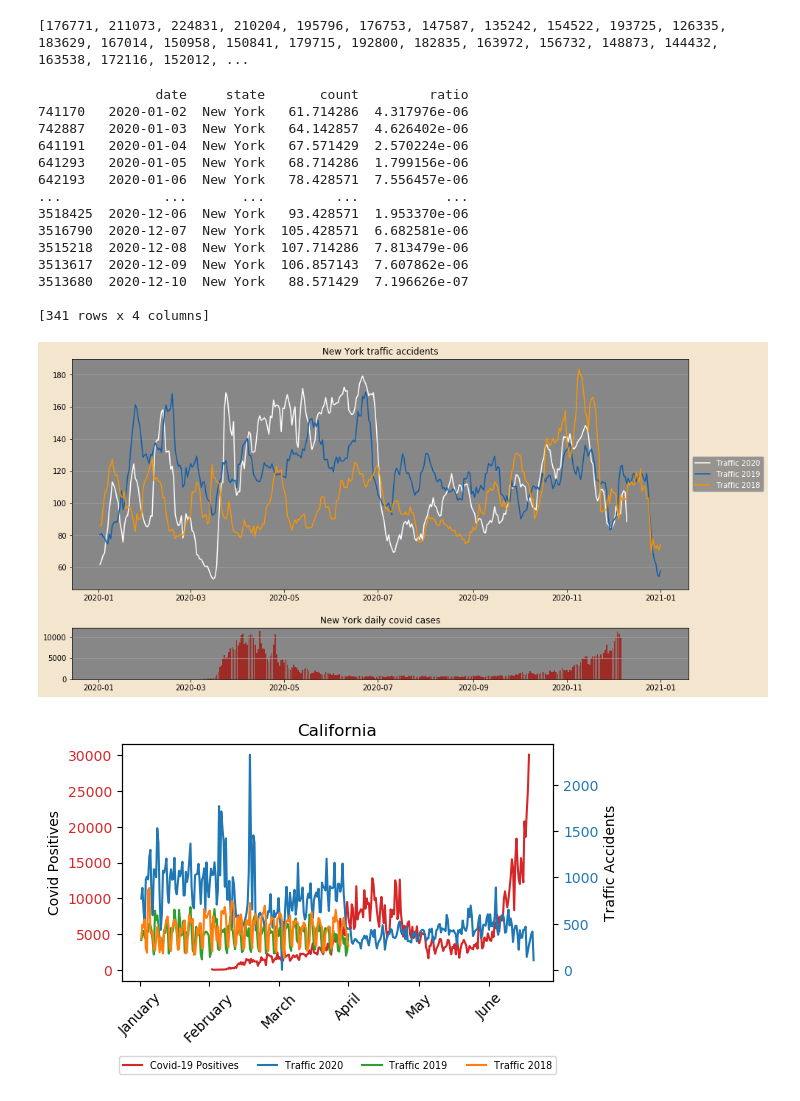
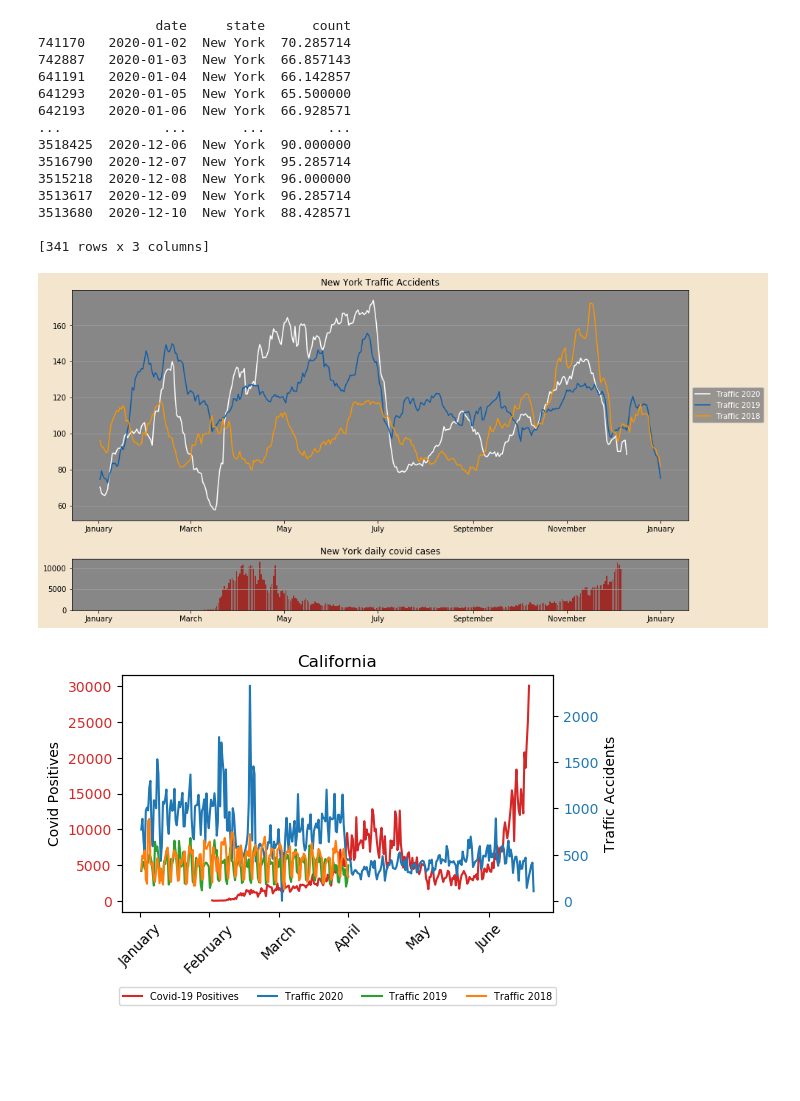
Before and after one commit to nesattorney/BED2056-project, a Jupyter notebook: project.ipynb, the cells around one changed output. Drawn from its saved outputs; the diff is of its cells as text; code cells hidden in the pictures; blank space fills up the shorter version.

Commit message:
Add month names to xticks, Clean up plot title and legend labels

```diff
--- a/project.ipynb
+++ b/project.ipynb
@@ -100,10 +100,6 @@ def get_daily_covid_contry():
     covid_none_cumulative.reverse()
 
     return covid_none_cumulative
-
-print(get_daily_covid_contry())
-# %% [output]
-[176771, 211073, 224831, 210204, 195796, 176753, 147587, 135242, 154522, 193725, 126335, 183629, 167014, 150958, 150841, 179715, 192800, 182835, 163972, 156732, 148873, 144432, 163538, 172116, 152012, ...
 # %%
 def plot_covid_state_bar(state, moving_avg_window):
 
@@ -119,11 +115,6 @@ def plot_covid_state_bar(state, moving_avg_window):
     state_traffic_data['count'] = state_traffic_data.groupby(['date'])['date'].transform('size')
     state_traffic_data.drop_duplicates(keep='first', inplace=True)
     state_traffic_data = state_traffic_data.sort_values(by='date')
-
-
-    # Calculate ratio of accidents against state population
-    population_2019 = state_population.iloc[0]['population2019']
-    state_traffic_data['ratio'] = state_traffic_data['count'] / population_2019
 
     # Apply moving average to data
     state_traffic_data['count'] = state_traffic_data['count'].rolling(window = moving_avg_window).mean()
@@ -170,50 +161,57 @@ def plot_covid_state_bar(state, moving_avg_window):
     top = plt.subplot2grid((4, 4), (0, 0), rowspan=3, colspan=4)
     top.plot(dates_traffic_2020, accidents_2020, color='white', label='Traffic 2020')
     top.plot(dates_traffic_2019, accidents_2019, color='#0D5EAB', label='Traffic 2019')
     top.plot(dates_traffic_2018, accidents_2018, color='#FA9500', label='Traffic 2018')
-    plt.title(state + " traffic accidents")
+    plt.title(state + " Traffic Accidents")
     top_legend = plt.legend(facecolor='gray', loc='center left', bbox_to_anchor=(1, 0.5))
 
+    # Change font color of legend labels
     for label in top_legend.get_texts():
         label.set_color('white')
 
+    # Add grid to plot background
     plt.grid(which="both", axis="y", color="#9f9f9f")
 
+    # Change axis background color
     top.set_facecolor('#878787')
 
     # Plot covid cases
     dates_covid = state_covid_data['date']
     positives = get_daily_covid_state(state)
     positives = pd.Series(positives)
     #positives = positives.rolling(window = moving_avg_window).mean()
 
     # Add the covid along the bottom
     bottom = plt.subplot2grid((4, 4), (3, 0), rowspan=1, colspan=4, sharex=top)
     plt.grid(which="both", axis="y", color="#9f9f9f")
     bottom.bar(dates_covid, positives, color='#9E2B25')
-    plt.title(state + ' daily covid cases')
+    plt.title(state + ' Daily Covid-19 Cases')
     plt.subplots_adjust(hspace=0.75)
     plt.gcf().set_size_inches(15, 8)
 
     bottom.set_facecolor('#878787')
 
-plot_covid_state_bar('New York', 7)
+    # Replace xtick label dates with corresponding month names.
+    top.set_xticklabels(['January', 'March', 'May', 'July', 'September', 'November', 'January'])
+
+
+plot_covid_state_bar('New York', 14)
 # %% [output]
-               date     state       count         ratio
-741170   2020-01-02  New York   61.714286  4.317976e-06
-742887   2020-01-03  New York   64.142857  4.626402e-06
-641191   2020-01-04  New York   67.571429  2.570224e-06
-641293   2020-01-05  New York   68.714286  1.799156e-06
-642193   2020-01-06  New York   78.428571  7.556457e-06
-...             ...       ...         ...           ...
-3518425  2020-12-06  New York   93.428571  1.953370e-06
-3516790  2020-12-07  New York  105.428571  6.682581e-06
-3515218  2020-12-08  New York  107.714286  7.813479e-06
-3513617  2020-12-09  New York  106.857143  7.607862e-06
-3513680  2020-12-10  New York   88.571429  7.196626e-07
+               date     state      count
+741170   2020-01-02  New York  70.285714
+742887   2020-01-03  New York  66.857143
+641191   2020-01-04  New York  66.142857
+641293   2020-01-05  New York  65.500000
+642193   2020-01-06  New York  66.928571
+...             ...       ...        ...
+3518425  2020-12-06  New York  90.000000
+3516790  2020-12-07  New York  95.285714
+3515218  2020-12-08  New York  96.000000
+3513617  2020-12-09  New York  96.285714
+3513680  2020-12-10  New York  88.428571
 
-[341 rows x 4 columns]
+[341 rows x 3 columns]
-[figure, old version]
+[figure, new version]
 # %%
 import datetime
 def plot_covid_state(state, moving_avg_window):
```
